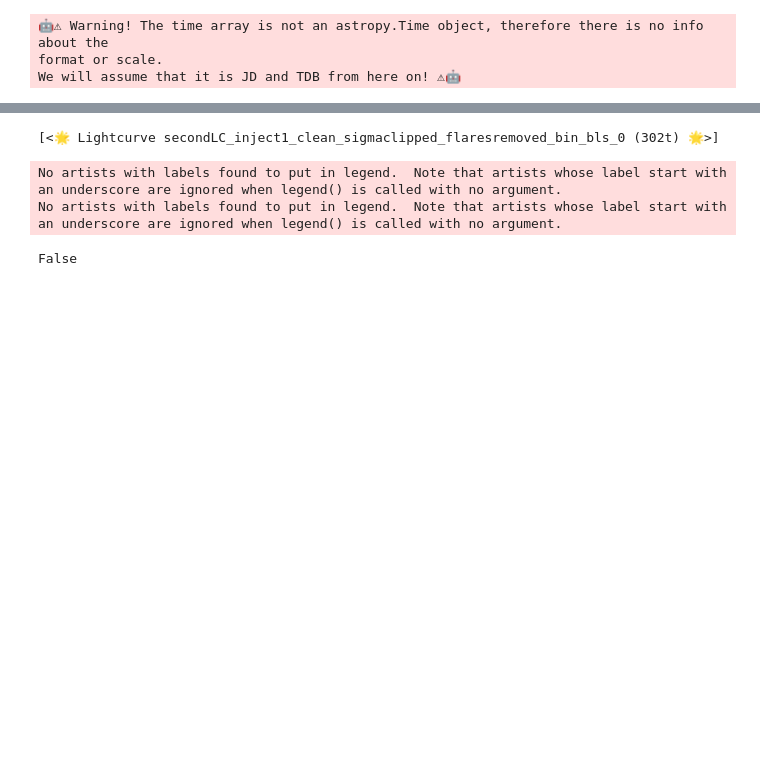
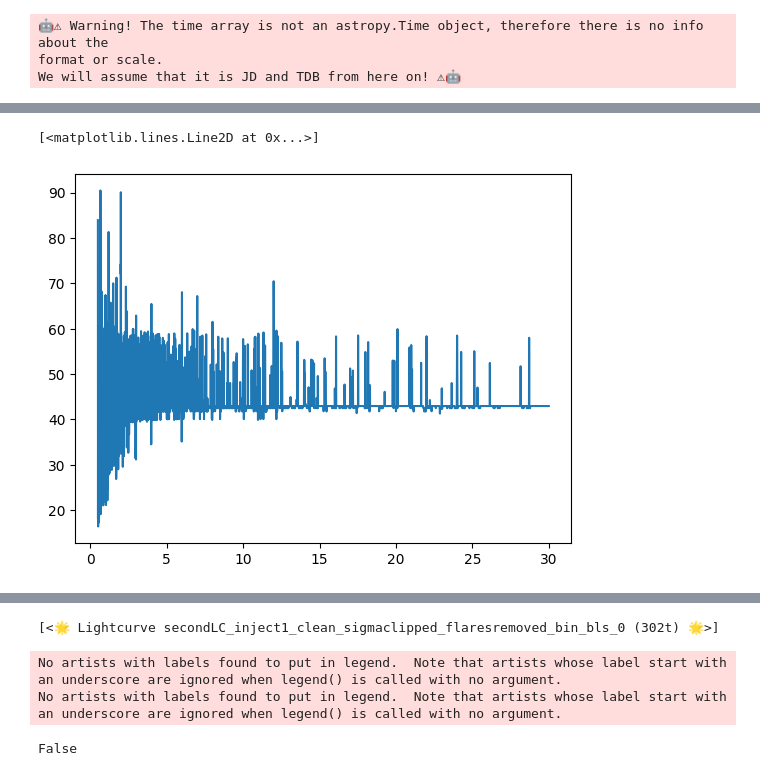
Before and after one commit to catrionamurray/occultence, a Jupyter notebook: occultence/notebooks/Run_LC_condensed.ipynb, the cells around one changed output, grey strips where cells are left out. Saved outputs shown, nothing was run; the diff lists cells and outputs as text; code cells hidden in the pictures; blank space fills up the shorter version.

Commit message:
change BLS to power instead of autopower

```diff
--- a/occultence/notebooks/Run_LC_condensed.ipynb
+++ b/occultence/notebooks/Run_LC_condensed.ipynb
@@ -89,0 +85,22 @@ array([<Axes: ylabel='transit_model'>, <Axes: >, <Axes: >, <Axes: >,
+# %%
+self = targ_with_transit
+nan_mask = ~np.isnan(self.flux)
+BLS_d = BoxLeastSquares(self.time.value[nan_mask], self.flux[nan_mask], dy=self.uncertainty[nan_mask])
+# pg_d = BLS_d.power(periods, transit_durations, objective=obj, oversample=oversample)
+periods = np.logspace(
+            np.log10(0.5),
+            np.log10(30),
+            10000
+        )
+
+pg_d = BLS_d.power(periods, [0.01,0.02,0.03,0.04],
+                       objective="snr",
+                       oversample=100, )
+                   # minimum_period=2,
+                       # maximum_period=30,
+                       # minimum_n_transit=2)
+# %%
+plt.plot(periods, pg_d.power)
+# %% [output]
+[<matplotlib.lines.Line2D at 0x...>]
+[figure, added]
```
Also changed, not shown: parts of 16 cells of this notebook, 4 other files.
